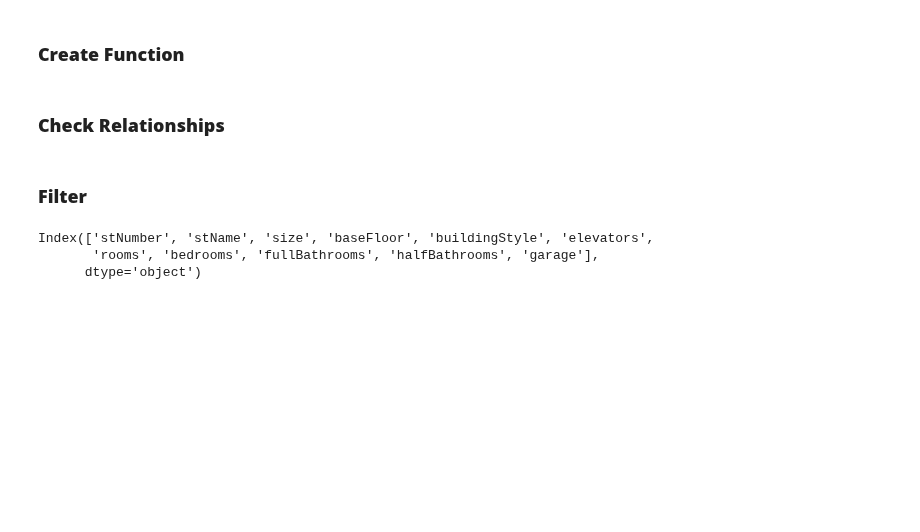
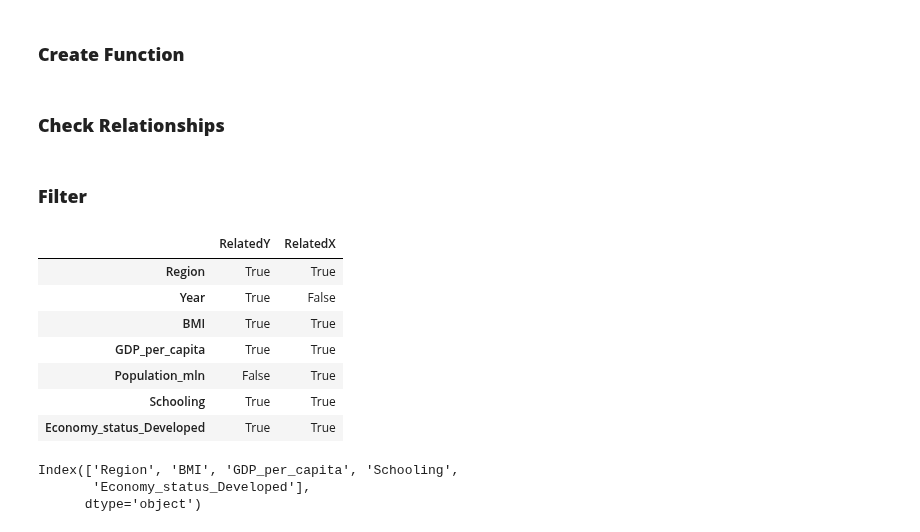
Before and after one commit to pharringtonp19/business-analytics, a Jupyter notebook: notebooks/regression/causality_selection.ipynb, the cells around one changed output. Saved outputs shown, nothing was run; the diff lists cells and outputs as text; code cells hidden in the pictures; blank space fills up the shorter version.

```diff
--- a/notebooks/regression/causality_selection.ipynb
+++ b/notebooks/regression/causality_selection.ipynb
@@ -84,18 +72,29 @@ def get_pvalues(reg_formula, var_rep):
 # %% [markdown]
 ### **Check Relationships**
 # %%
-realatedy = np.array(list(map(partial(get_pvalues, dep_var + ' ~ '), eligible_vars_rep.values()))) < 0.05
-relatedx =  np.array(list(map(partial(get_pvalues, causal_var + ' ~ '), eligible_vars_rep.values()))) < 0.05
+realatedy = np.array(list(map(partial(get_pvalues, dep_var + ' ~ '), eligible_vars_rep.values()))) <= 0.05
+relatedx =  np.array(list(map(partial(get_pvalues, causal_var + ' ~ '), eligible_vars_rep.values()))) <= 0.05
 # %% [markdown]
 ### **Filter**
 # %%
 analysis_df = pd.DataFrame({'RelatedY': realatedy,
                             'RelatedX': relatedx}, index=eligible_vars)
 
-condition = analysis_df['RelatedY'] &analysis_df['RelatedX']
-selected_vars = analysis_df[condition].index
-print(selected_vars)
+analysis_df
 # %% [output]
-Index(['stNumber', 'stName', 'size', 'baseFloor', 'buildingStyle', 'elevators',
-       'rooms', 'bedrooms', 'fullBathrooms', 'halfBathrooms', 'garage'],
-      dtype='object')
+|  | RelatedY | RelatedX |
+| Region | True | True |
+| Year | True | False |
+| BMI | True | True |
+| GDP_per_capita | True | True |
+| Population_mln | False | True |
+| Schooling | True | True |
+| Economy_status_Developed | True | True |
+# %%
+condition = analysis_df['RelatedY'] &analysis_df['RelatedX']
+selected_vars = analysis_df[condition].index
+print(selected_vars)
+# %% [output]
+Index(['Region', 'BMI', 'GDP_per_capita', 'Schooling',
+       'Economy_status_Developed'],
+      dtype='object')
```
Also changed, not shown: parts of 5 cells of this notebook.
